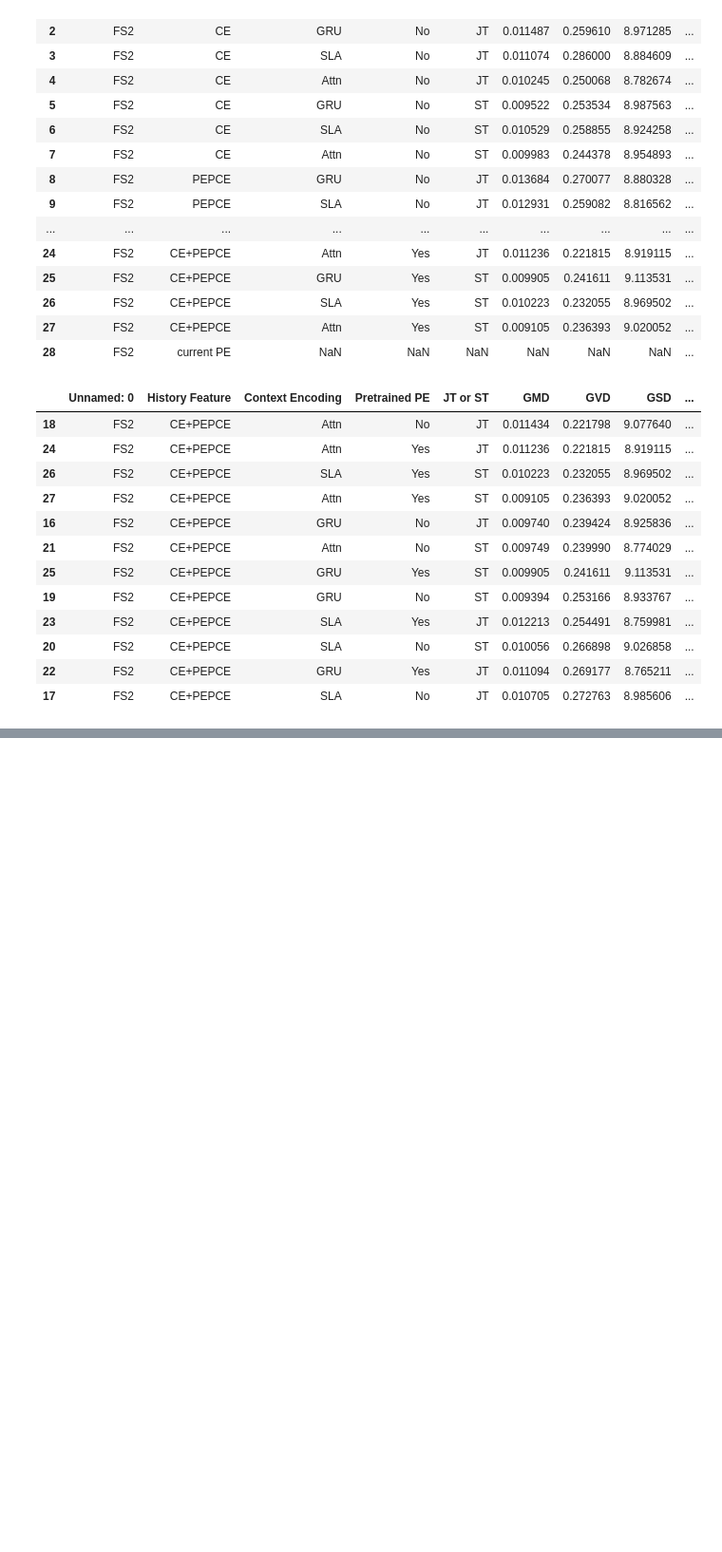
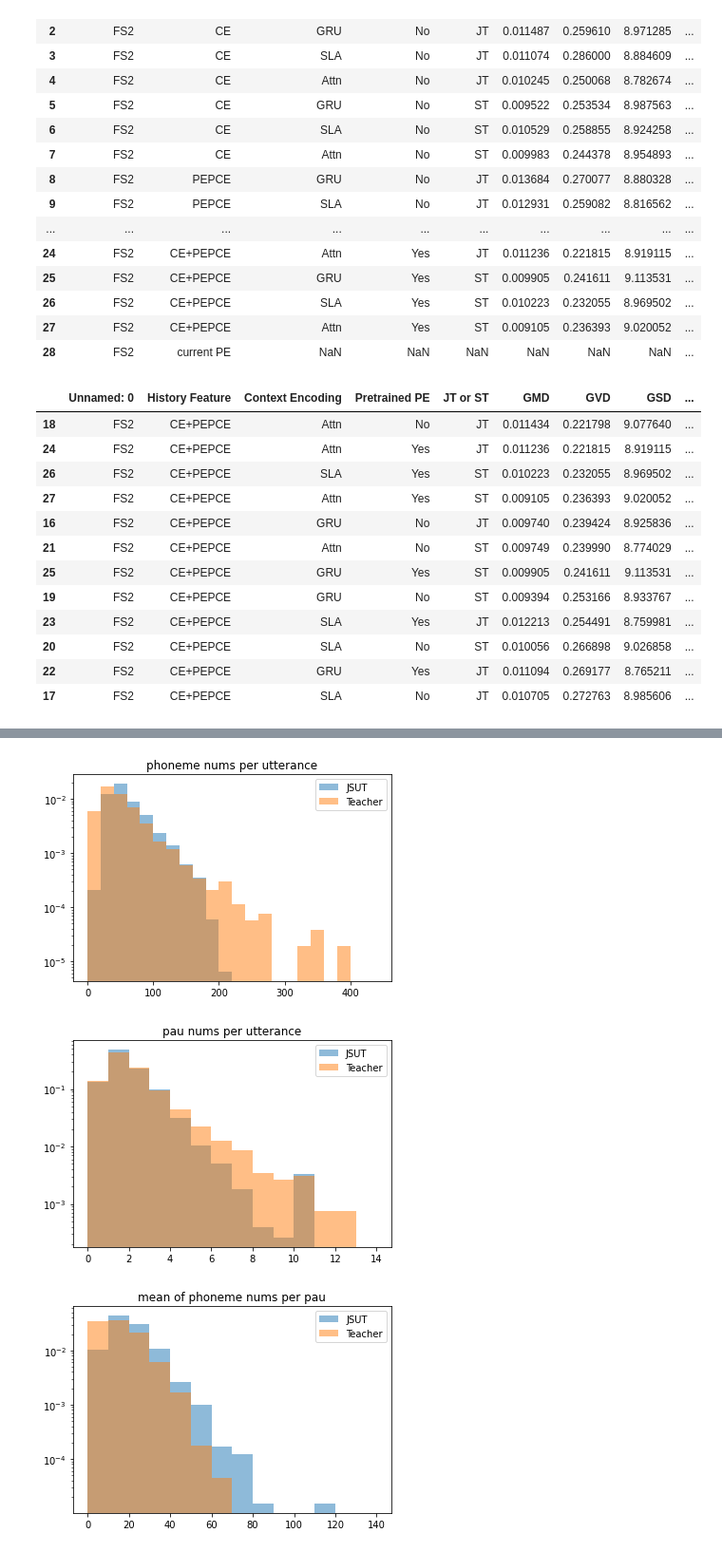
Before and after one commit to YutoNishimura-v2/vc_tts_template, a Jupyter notebook: dialogue_making.ipynb, the cells around one changed output, grey strips where cells are left out. Shown: that part at 95% size. Saved outputs shown, nothing was run; the diff lists cells and outputs as text; code cells hidden in the pictures; blank space fills up the shorter version.

```diff
--- a/dialogue_making.ipynb
+++ b/dialogue_making.ipynb
@@ -1305,0 +1323,73 @@ df_new.sort_values("GVD")
+# %%
+dialogue_txt = "../dataset/out_JSUT_NICT_LINE_wo_Teacher/dialogue_info.txt"
+
+src_spk = ["JSUT_"]
+tgt_spk = ["Teacher_SD", "Teacher_LD"]
+
+src_dialogue_texts = []
+tgt_dialogue_texts = []
+
+with open(dialogue_txt, 'r') as f:
+    for line in f.readlines():
+
+        for s_ in src_spk:
+            if s_ in line.split(":")[0]:
+                src_dialogue_texts.append(line.strip().split(":")[-1])
+        for t_ in tgt_spk:
+            if t_ in line.split(":")[0]:
+                tgt_dialogue_texts.append(line.strip().split(":")[-1])
+# %%
+def count_p_per_pau(text: List[str]):
+    cnt_lst = []
+    cnt = 0
+    for t in text:
+        if t == "pau":
+            cnt_lst.append(cnt)
+            cnt = 0
+        else:
+            cnt += 1
+    return cnt_lst
+
+p_num_per_utts = []
+pau_num_per_utts = []
+p_num_per_punc_means_per_utts = []
+p_num_per_punc_means_alls = []
+
+for dialogue_texts in [src_dialogue_texts, tgt_dialogue_texts]:
+    dialogue_texts_p = [pyopenjtalk.g2p(text).split(" ") for text in dialogue_texts]
+
+    p_num_per_utt = [len(text) for text in dialogue_texts_p]
+    pau_num_per_utt = [text.count("pau") for text in dialogue_texts_p]
+    p_num_per_punc = [count_p_per_pau(text) for text in dialogue_texts_p]
+    p_num_per_punc_means_per_utt = [np.mean(ps) for ps in p_num_per_punc]
+    p_num_per_punc_means_all = []
+    for ps in p_num_per_punc:
+        p_num_per_punc_means_all += ps
+    p_num_per_punc_means_all = np.mean(p_num_per_punc_means_all)
+
+    p_num_per_utts.append(p_num_per_utt)
+    pau_num_per_utts.append(pau_num_per_utt)
+    p_num_per_punc_means_per_utts.append(p_num_per_punc_means_per_utt)
+    p_num_per_punc_means_alls.append(p_num_per_punc_means_all)
+
+bins = range(0, max(max(p_num_per_utts[0]), max(p_num_per_utts[1]))+60, 20)
+plt.hist(x = p_num_per_utts[0], label="JSUT", density=True, alpha = 0.5, bins=bins, log=True)
+plt.hist(x = p_num_per_utts[1], label="Teacher", density=True, alpha = 0.5, bins=bins, log=True)
+plt.title(f"phoneme nums per utterance")
+plt.legend()
+plt.show()
+
+bins = range(0, max(max(pau_num_per_utts[0]), max(pau_num_per_utts[1]))+3, 1)
+plt.hist(x = pau_num_per_utts[0], label="JSUT", density=True, alpha = 0.5, bins=bins, log=True)
+plt.hist(x = pau_num_per_utts[1], label="Teacher", density=True, alpha = 0.5, bins=bins, log=True)
+plt.title(f"pau nums per utterance")
+plt.legend()
+plt.show()
+
+bins = range(0, int(max(max(p_num_per_punc_means_per_utts[0]), max(p_num_per_punc_means_per_utts[1])))+30, 10)
+plt.hist(x = p_num_per_punc_means_per_utts[0], label="JSUT", density=True, alpha = 0.5, bins=bins, log=True)
+plt.hist(x = p_num_per_punc_means_per_utts[1], label="Teacher", density=True, alpha = 0.5, bins=bins, log=True)
+plt.title(f"mean of phoneme nums per pau")
+plt.legend()
+plt.show()
+# %% [output]
@@ -1305,0 +1414,3 @@ df_new.sort_values("GVD")
+[figure, added]
+[figure, added]
+[figure, added]
```
Also changed, not shown: parts of 5 cells of this notebook.
